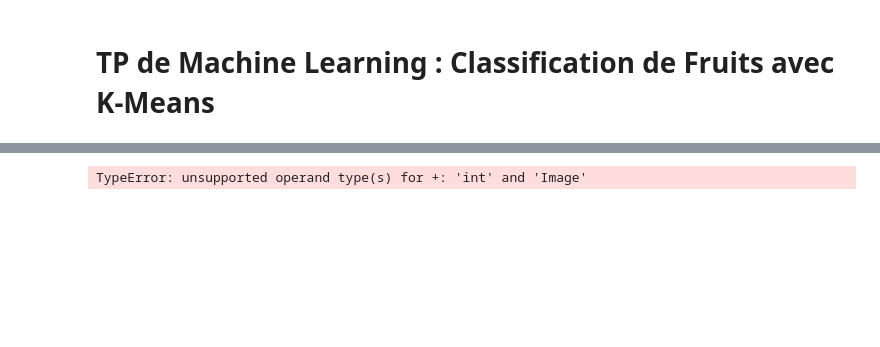
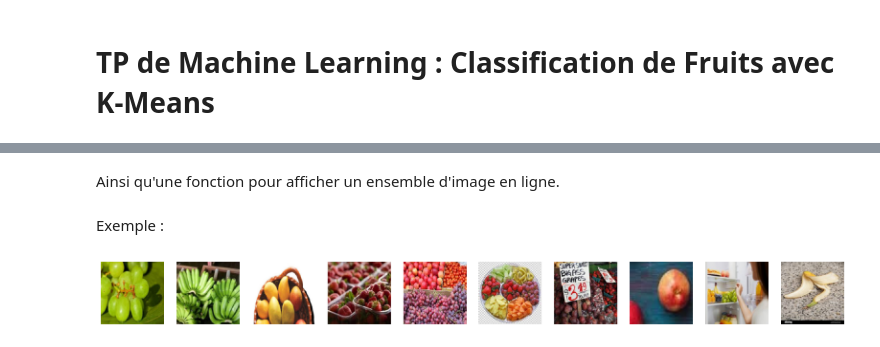
Before and after one commit to sinux-l5d/INFO905-TP3, a Jupyter notebook: tp.ipynb, the cells around one changed output, grey strips where cells are left out. Drawn from its saved outputs; the diff is of its cells as text; code cells hidden in the pictures; blank space fills up the shorter version.

```diff
--- a/tp.ipynb
+++ b/tp.ipynb
@@ -6,7 +10,6 @@ from os import listdir
 from os.path import isfile, join
 from random import choices
 import matplotlib.pyplot as plt
-from IPython.display import display
 
 DATASET_DIR = "./fruits"
 
@@ -17,8 +20,20 @@ def take(nb_images: int):
             .convert("RGB")
             .resize((100,100))
             for f in choices(files, k=nb_images)]
-
-
-imgs = take(10)
-# %% [output]
-TypeError: unsupported operand type(s) for +: 'int' and 'Image'
+# %% [markdown]
+Ainsi qu'une fonction pour afficher un ensemble d'image en ligne.
+# %%
+import numpy as np
+def display_row(*imgs):
+    _, ax = plt.subplots(1, len(imgs), figsize=(20, 20))
+    if not isinstance(ax, np.ndarray):
+        ax = np.array([ax])
+    for i, img in enumerate(imgs):
+        ax[i].imshow(img)
+        ax[i].axis('off')
+# %% [markdown]
+Exemple :
+# %%
+display_row(*take(10))
+# %% [output]
+[figure, added]
```
Also changed, not shown: parts of 8 cells of this notebook.
